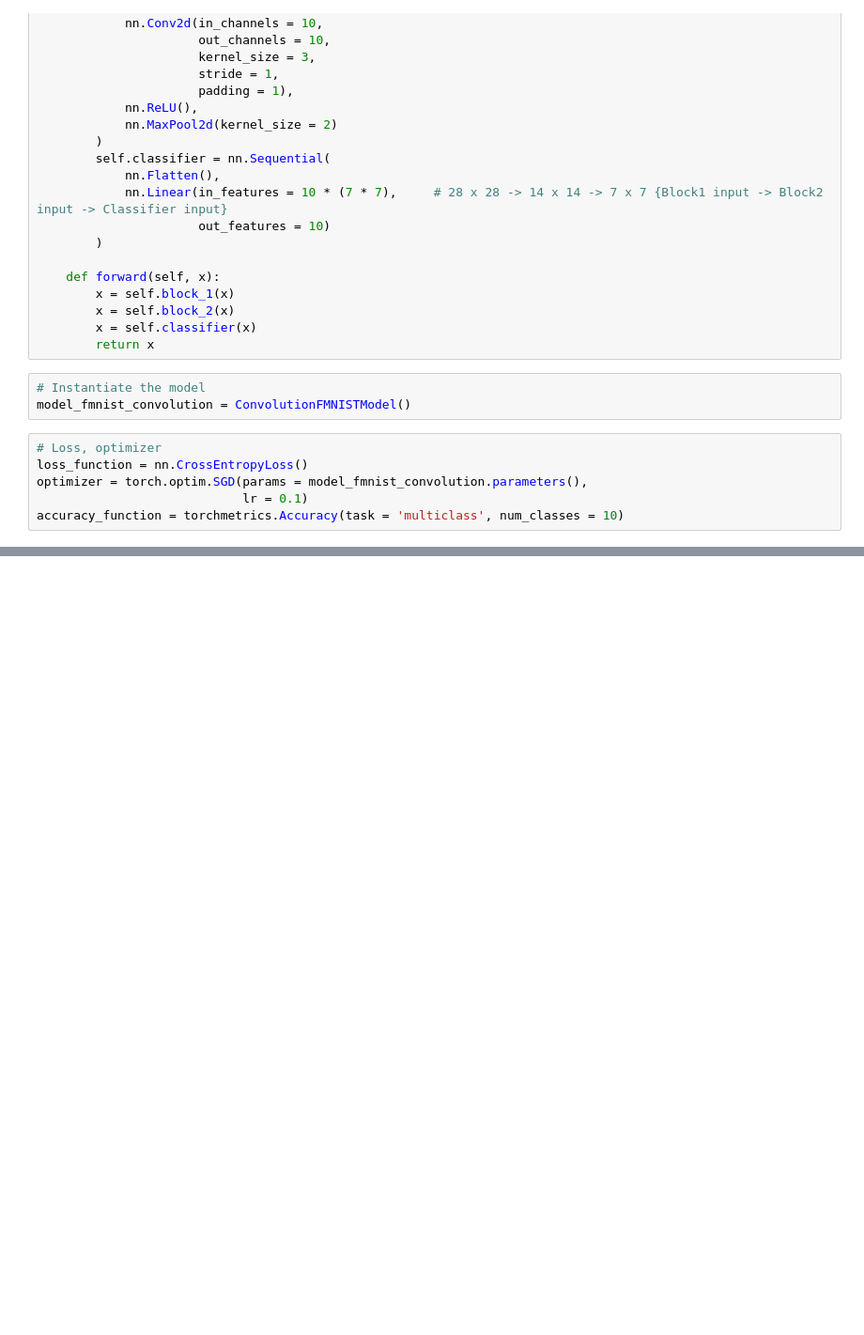
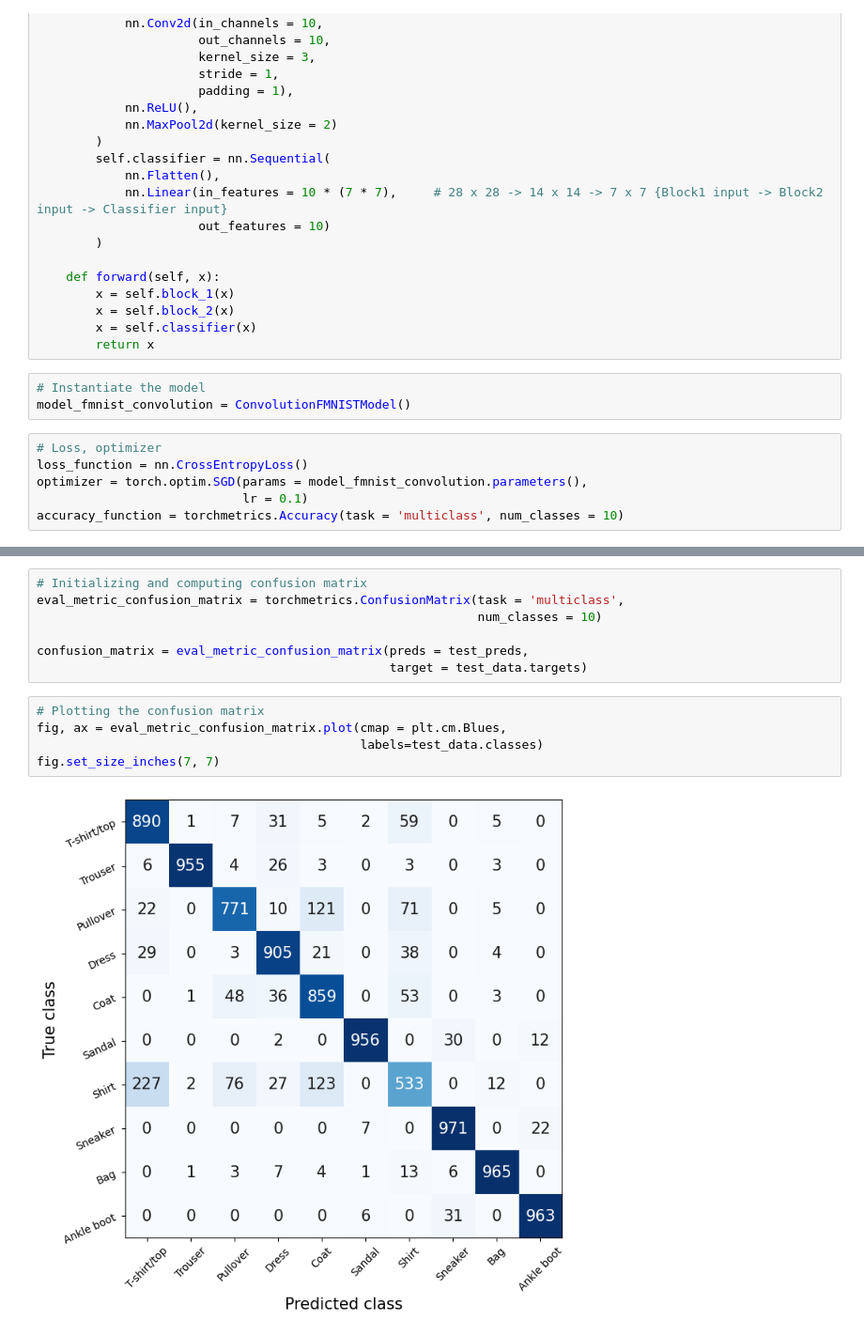
Before and after one commit to abhayrokkam/learning-pytorch, a Jupyter notebook: 04-ComputerVision/computer_vision.ipynb, the cells around one changed output, grey strips where cells are left out. Shown: that part at 94% size. Saved outputs shown, nothing was run; the diff lists cells and outputs as text; blank space fills up the shorter version.

```diff
--- a/04-ComputerVision/computer_vision.ipynb
+++ b/04-ComputerVision/computer_vision.ipynb
@@ -579,0 +670,14 @@ eval_model(model=model_fmnist_convolution,
+# %%
+# Initializing and computing confusion matrix
+eval_metric_confusion_matrix = torchmetrics.ConfusionMatrix(task = 'multiclass',
+                                                            num_classes = 10)
+
+confusion_matrix = eval_metric_confusion_matrix(preds = test_preds,
+                                                target = test_data.targets)
+# %%
+# Plotting the confusion matrix
+fig, ax = eval_metric_confusion_matrix.plot(cmap = plt.cm.Blues,
+                                            labels=test_data.classes)
+fig.set_size_inches(7, 7)
+# %% [output]
+[figure, added]
```
Also changed, not shown: parts of 16 cells of this notebook.
